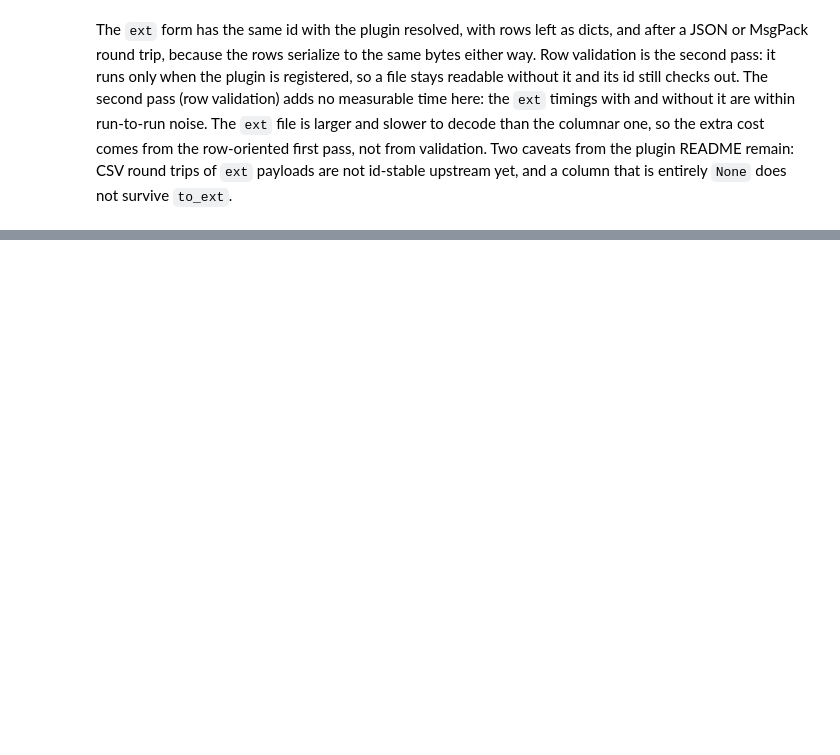
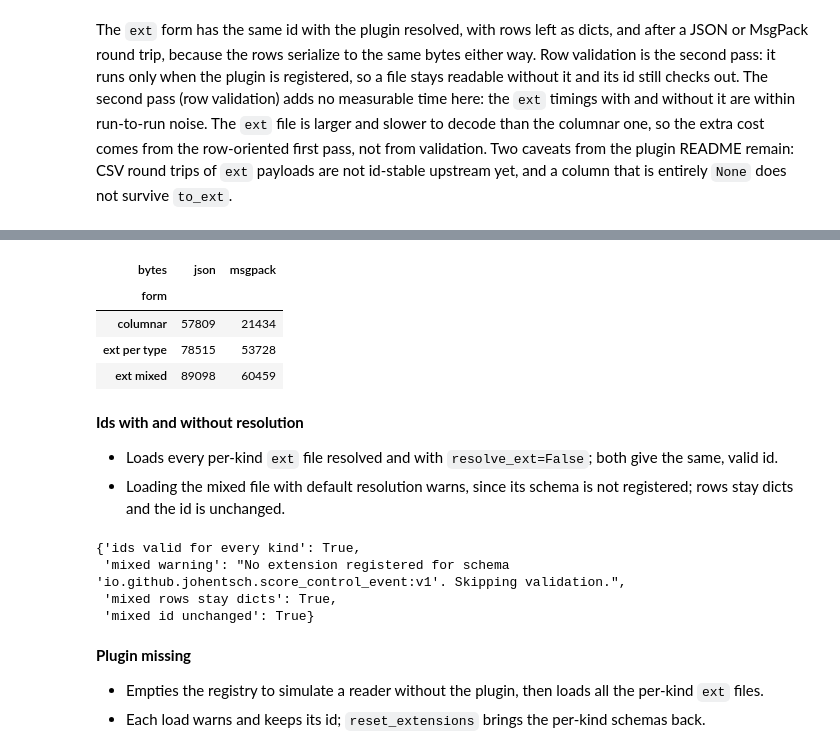
Before and after one commit to johentsch/bopp, a Jupyter notebook: experiments/ext_score_notes.ipynb, the cells around one changed output, grey strips where cells are left out. Drawn from its saved outputs; the diff is of its cells as text; code cells hidden in the pictures; blank space fills up the shorter version.

```diff
--- a/experiments/ext_score_notes.ipynb
+++ b/experiments/ext_score_notes.ipynb
@@ -161,0 +210,8 @@ The `ext` form has the same id with the plugin resolved, with rows left as dicts
+# %%
+ext_by_kind = {kind: to_ext(events[kind]) for kind in KINDS}
+{
+    "ext_schema": {kind: ext_by_kind[kind].payload.ext_schema for kind in KINDS},
+    "row type": {kind: type(ext_by_kind[kind].payload.value[0]).__name__ for kind in KINDS},
+    "chord[0]": ext_by_kind["chord"].payload.value[0],
+    "tempo[0]": ext_by_kind["tempo"].payload.value[0],
+}
@@ -161,0 +235,10 @@ The `ext` form has the same id with the plugin resolved, with rows left as dicts
+# %%
+mixed = chords_to_mixed_ext(chords)
+decoded = decode_mixed(mixed)
+{
+    "ext_schema": mixed.payload.ext_schema,
+    "rows": len(mixed.payload.value),
+    "first 4 event tags": [row["event"] for row in mixed.payload.value[:4]],
+    "first 4 decoded types": [type(e).__name__ for e in decoded[:4]],
+    "re-encodes to same bytes": msgspec.json.encode(decoded) == msgspec.json.encode(mixed.payload.value),
+}
@@ -161,0 +290,54 @@ The `ext` form has the same id with the plugin resolved, with rows left as dicts
+# %%
+for kind in KINDS:
+    save_bopp_json(events[kind], WORK / f"{kind}.json")
+    save_bopp_msgpack(events[kind], WORK / f"{kind}.msgpack")
+    save_bopp_json(ext_by_kind[kind], WORK / f"ext_{kind}.json")
+    save_bopp_msgpack(ext_by_kind[kind], WORK / f"ext_{kind}.msgpack")
+save_bopp_json(mixed, WORK / "mixed.json")
+
+pd.DataFrame(
+    {
+        fmt: {
+            "columnar": sum((WORK / f"{kind}.{fmt}").stat().st_size for kind in KINDS),
+            "ext per type": sum((WORK / f"ext_{kind}.{fmt}").stat().st_size for kind in KINDS),
+            "ext mixed": (WORK / f"mixed.{fmt}").stat().st_size,
+        }
+        for fmt in ("json", "msgpack")
+    }
+).rename_axis(index="form", columns="bytes")
+# %% [output]
+| bytes | json | msgpack |
+| form |  |  |
+| columnar | 57809 | 21434 |
+| ext per type | 78515 | 53728 |
+| ext mixed | 89098 | 60459 |
+# %% [markdown]
+**Ids with and without resolution**
+- Loads every per-kind `ext` file resolved and with `resolve_ext=False`; both give the same, valid id.
+- Loading the mixed file with default resolution warns, since its schema is not registered; rows stay dicts and the id is unchanged.
+# %%
+ids_match = {}
+for kind in KINDS:
+    resolved = load_bopp_msgpack(WORK / f"ext_{kind}.msgpack")
+    unresolved = load_bopp_msgpack(WORK / f"ext_{kind}.msgpack", resolve_ext=False)
+    valid = bopp.core.validate_annotation_id(resolved) and bopp.core.validate_annotation_id(unresolved)
+    ids_match[kind] = ext_by_kind[kind].id == resolved.id == unresolved.id and valid
+
+with warnings.catch_warnings(record=True) as caught:
+    warnings.simplefilter("always")
+    mixed_loaded = load_bopp_msgpack(WORK / "mixed.msgpack")
+{
+    "ids valid for every kind": all(ids_match.values()),
+    "mixed warning": next(str(w.message) for w in caught if "No extension registered" in str(w.message)),
+    "mixed rows stay dicts": all(type(row) is dict for row in mixed_loaded.payload.value),
+    "mixed id unchanged": mixed_loaded.id == mixed.id,
+}
+# %% [output]
+{'ids valid for every kind': True,
+ 'mixed warning': "No extension registered for schema 'io.github.johentsch.score_control_event:v1'. Skipping validation.",
+ 'mixed rows stay dicts': True,
+ 'mixed id unchanged': True}
+# %% [markdown]
+**Plugin missing**
+- Empties the registry to simulate a reader without the plugin, then loads all the per-kind `ext` files.
+- Each load warns and keeps its id; `reset_extensions` brings the per-kind schemas back.
```
Also changed, not shown: parts of 19 cells of this notebook.
